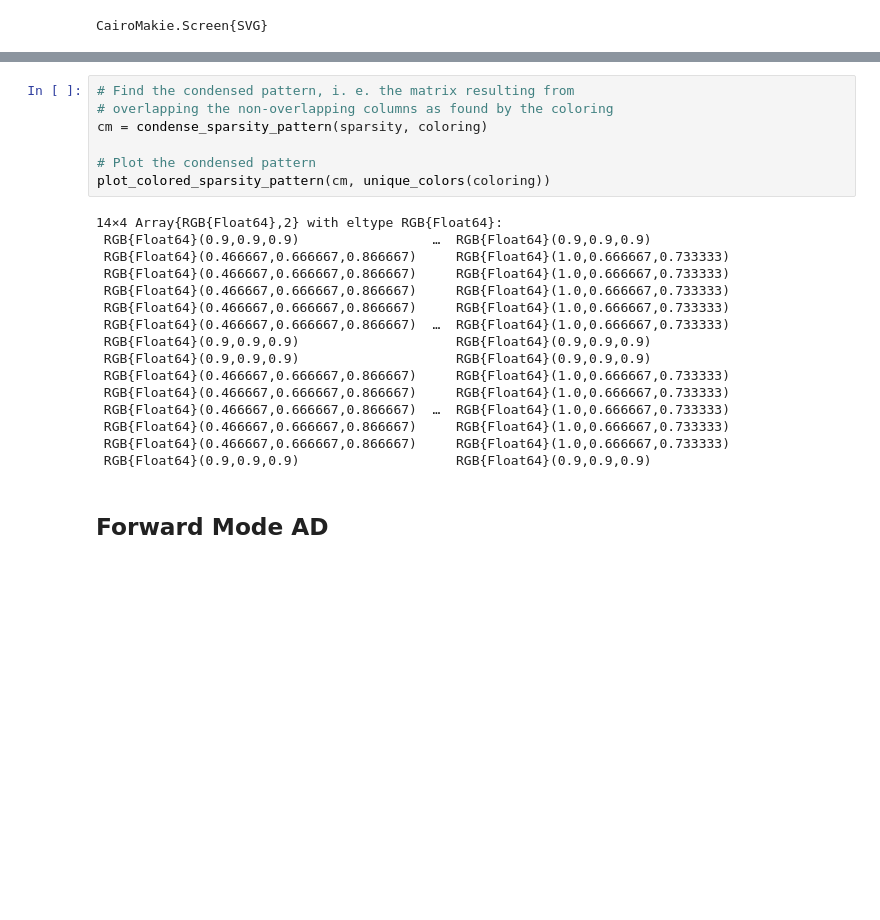
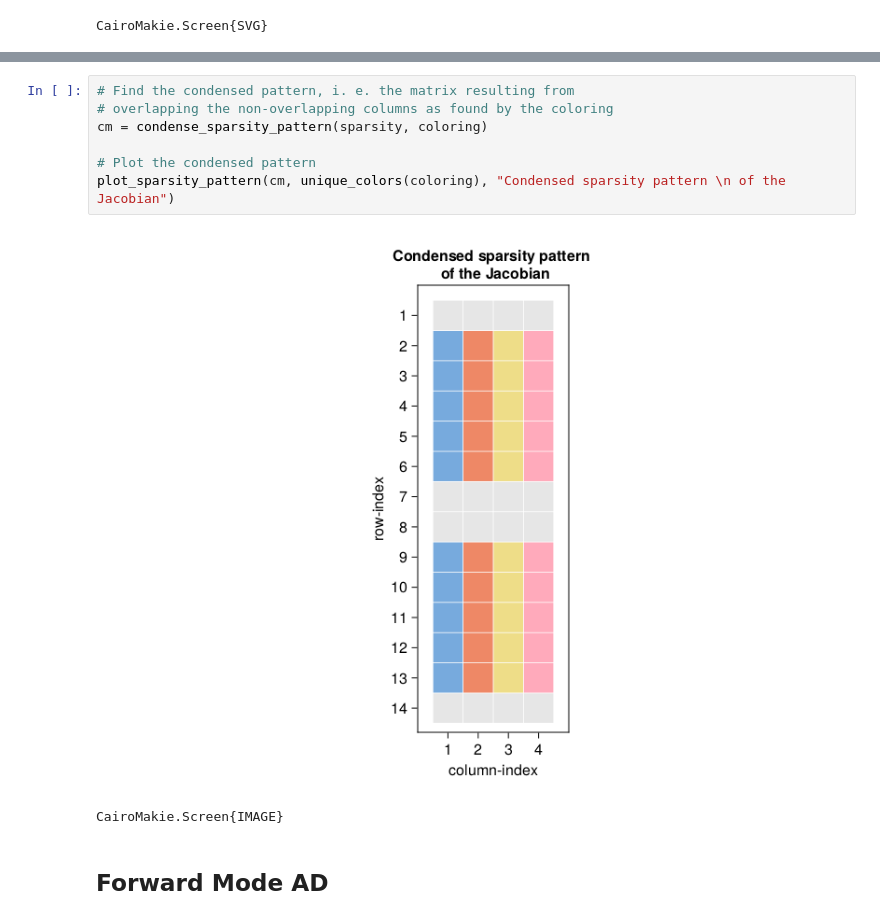
Before and after one commit to leo1200/diffeq, a Jupyter notebook: efficiently_solfving_stiff_differential_equations.ipynb, the cells around one changed output, grey strips where cells are left out. Cells and saved outputs as stored; diff of their text form; blank space fills up the shorter version.

```diff
--- a/efficiently_solfving_stiff_differential_equations.ipynb
+++ b/efficiently_solfving_stiff_differential_equations.ipynb
@@ -391,26 +402,13 @@ plot_colored_sparsity_pattern(sparsity, node_colors(coloring, g))
 # %%
 # Find the condensed pattern, i. e. the matrix resulting from
 # overlapping the non-overlapping columns as found by the coloring
 cm = condense_sparsity_pattern(sparsity, coloring)
 
 # Plot the condensed pattern
-plot_colored_sparsity_pattern(cm, unique_colors(coloring))
+plot_sparsity_pattern(cm, unique_colors(coloring), "Condensed sparsity pattern \n of the Jacobian")
 # %% [output]
+[figure, added]
-14×4 Array{RGB{Float64},2} with eltype RGB{Float64}:
- RGB{Float64}(0.9,0.9,0.9)                 …  RGB{Float64}(0.9,0.9,0.9)
- RGB{Float64}(0.466667,0.666667,0.866667)     RGB{Float64}(1.0,0.666667,0.733333)
- RGB{Float64}(0.466667,0.666667,0.866667)     RGB{Float64}(1.0,0.666667,0.733333)
- RGB{Float64}(0.466667,0.666667,0.866667)     RGB{Float64}(1.0,0.666667,0.733333)
- RGB{Float64}(0.466667,0.666667,0.866667)     RGB{Float64}(1.0,0.666667,0.733333)
- RGB{Float64}(0.466667,0.666667,0.866667)  …  RGB{Float64}(1.0,0.666667,0.733333)
- RGB{Float64}(0.9,0.9,0.9)                    RGB{Float64}(0.9,0.9,0.9)
- RGB{Float64}(0.9,0.9,0.9)                    RGB{Float64}(0.9,0.9,0.9)
- RGB{Float64}(0.466667,0.666667,0.866667)     RGB{Float64}(1.0,0.666667,0.733333)
- RGB{Float64}(0.466667,0.666667,0.866667)     RGB{Float64}(1.0,0.666667,0.733333)
- RGB{Float64}(0.466667,0.666667,0.866667)  …  RGB{Float64}(1.0,0.666667,0.733333)
- RGB{Float64}(0.466667,0.666667,0.866667)     RGB{Float64}(1.0,0.666667,0.733333)
- RGB{Float64}(0.466667,0.666667,0.866667)     RGB{Float64}(1.0,0.666667,0.733333)
- RGB{Float64}(0.9,0.9,0.9)                    RGB{Float64}(0.9,0.9,0.9)
+CairoMakie.Screen{IMAGE}
 # %% [markdown]
 ## Forward Mode AD
 # %%
```
Also changed, not shown: parts of 6 cells of this notebook, 1 other file.
